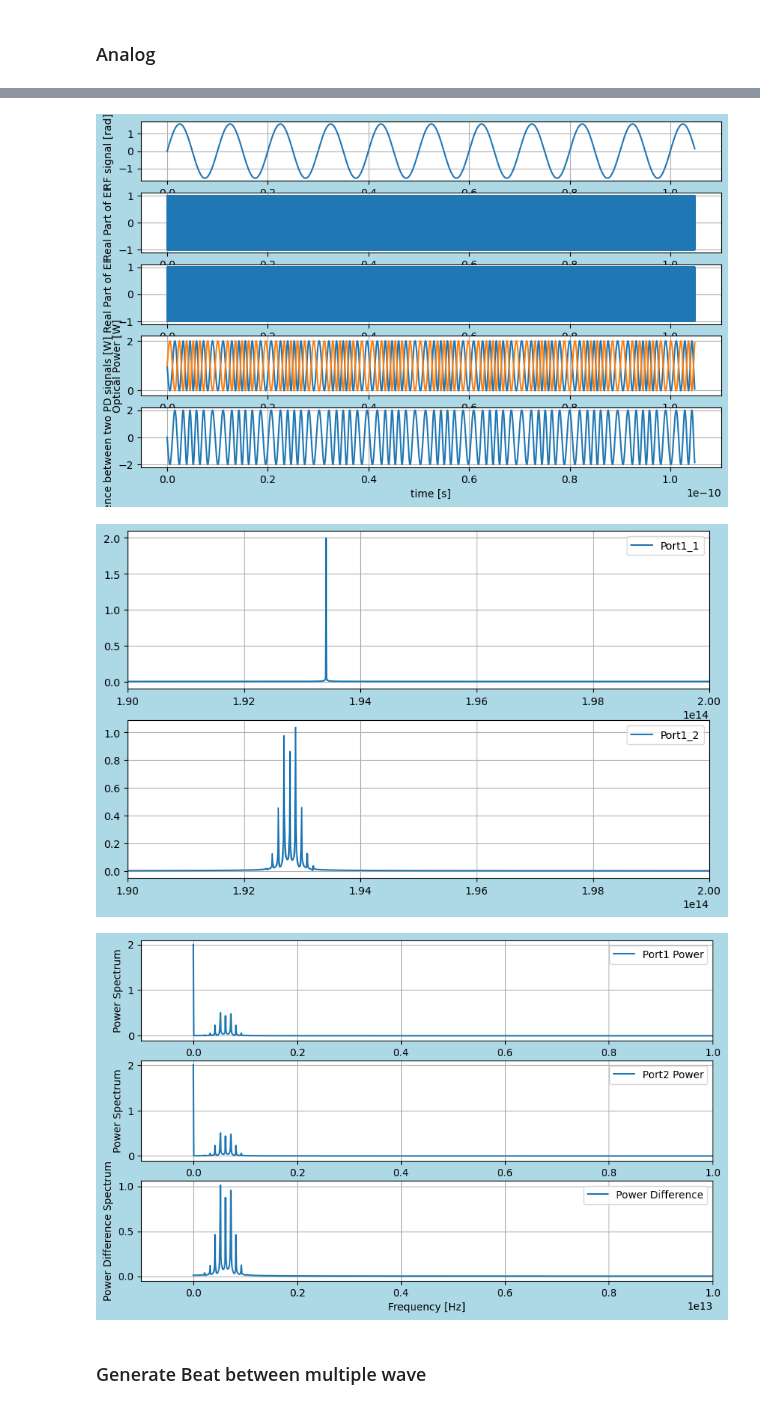
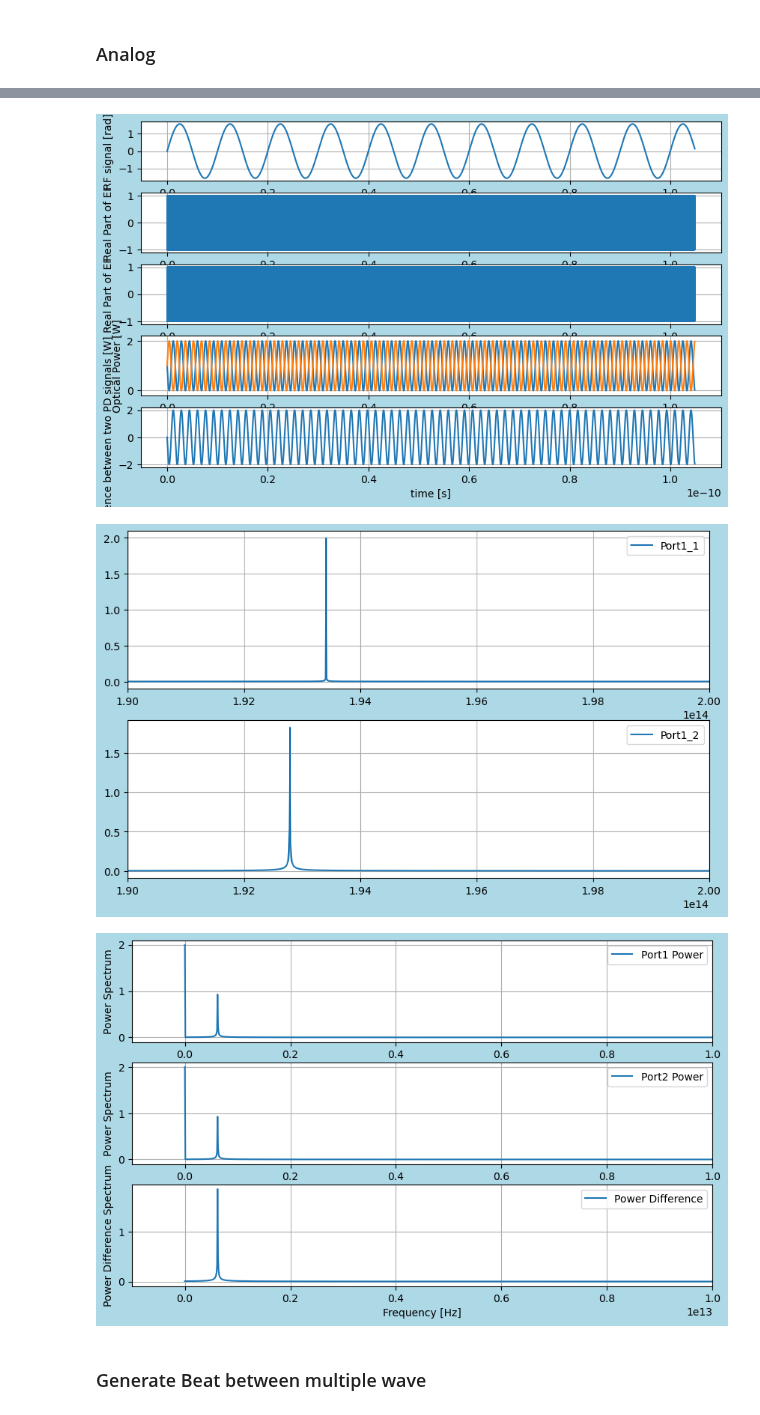
Before and after one commit to tacticstactics/optical-heterodyne-detection, a Jupyter notebook: optical_heterodyne_detection.ipynb, the cells around one changed output, grey strips where cells are left out. Drawn from its saved outputs; the diff is of its cells as text; code cells hidden in the pictures.

```diff
--- a/optical_heterodyne_detection.ipynb
+++ b/optical_heterodyne_detection.ipynb
@@ -93,7 +93,10 @@ for ii in range(samplerate):
     # Path Length modulated
 
     phase1 = 2*np.pi * lightfreq1 * t # phase of local oscillator [rad]
-    phase2 = 2*np.pi * lightfreq2 * t + rf_signal #[rad]
+    phase2 = 2*np.pi * lightfreq2 * t #[rad]
+
+    #phase2 = 2*np.pi * lightfreq2 * t + rf_signal #[rad]
+
 
     Eout1 = optical_heterodyne_detection_def.propagate(phase1, phase2, Ein1)
 
@@ -200,36 +203,36 @@ ax3_2.set_xlim(-1e12,10e12)
 ax3_2.legend()
 ax3_2.grid(True)
 
 Power_diffcol_f = fft(Power_diffcol)
 ax3_3.plot(xf, 2.0/samplerate * np.abs(Power_diffcol_f[0:samplerate//2]), label="Power Difference")
 ax3_3.set_xlabel("Frequency [Hz]")
 ax3_3.set_ylabel("Power Difference Spectrum")
 ax3_3.set_xlim(-1e12,10e12)
 ax3_3.legend()
 ax3_3.grid(True)
 
 plt.show()
 # %% [output]
 This is a test to confirm c is recognized as light speed.[m/s]
 299792458.0
 
 t_step [s]
 4.00000E-16
 
 freq_rf [Hz]
 1.00000E+11
 
 Light Frequency1: lightfreq1 [Hz]
 1.93414E+14
 
 Light Frequency2: lightfreq2 [Hz]
 1.92793E+14
 
 Difference Frequency: freq_diff [Hz]
 6.21912E+11
-[figure, old version]
+[figure, new version]
-[figure, old version]
+[figure, new version]
-[figure, old version]
+[figure, new version]
 # %% [markdown]
 ### Generate Beat between multiple wave
 # %%
```
Also changed, not shown: parts of 3 cells of this notebook.
